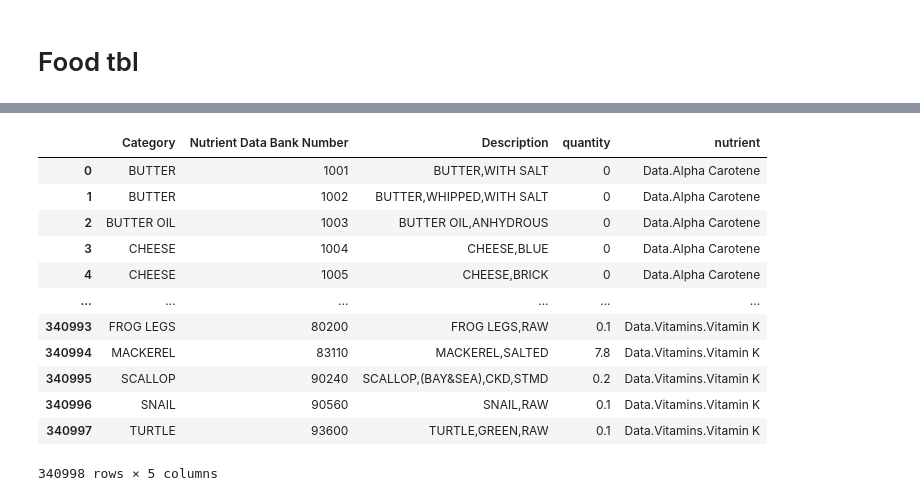
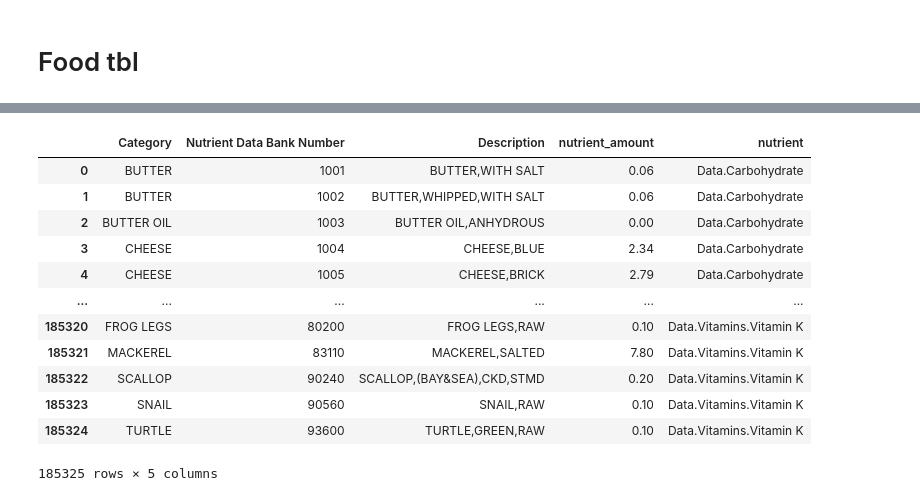
Before and after one commit to CristyCarmona/Project_FoodAnalysis, a Jupyter notebook: ETL.ipynb, the cells around one changed output, grey strips where cells are left out. Saved outputs shown, nothing was run; the diff lists cells and outputs as text; code cells hidden in the pictures.

```diff
--- a/ETL.ipynb
+++ b/ETL.ipynb
@@ -163,9 +121,7 @@ food_category
 # %% [markdown]
 # Food tbl
 # %%
-#food= data[["Category","Nutrient Data Bank Number","Description"]].copy()
-
-#column=data["Data.Alpha Carotene"].copy()
-#food["quantity"]=column
-#food["nutrient"]= "Data.Alpha Carotene"
-#food
+food= food_analysis_df[["Category","Nutrient Data Bank Number","Description"]].copy()
+column=food_analysis_df["Data.Carbohydrate"].copy()
+food["nutrient_amount"]=column
+food["nutrient"]= "Data.Carbohydrate"
@@ -186,27 +128,27 @@ food_category
 # %%
-iterate=data.columns[3:]
+iterate=food_analysis_df.columns[3:]
 
 food_tbl=pd.DataFrame()
 
 for column_name in iterate:
-    food= data[["Category","Nutrient Data Bank Number","Description"]].copy()
-    column=data[column_name].copy()
-    food["quantity"]=column
+    food= food_analysis_df[["Category","Nutrient Data Bank Number","Description"]].copy()
+    column=food_analysis_df[column_name].copy()
+    food["nutrient_amount"]=column
     food["nutrient"]= column_name
-    food_tbl=food_final.append(food, ignore_index=True)
+    food_tbl=food_tbl.append(food, ignore_index=True)
 
 food_tbl
 # %% [output]
-|  | Category | Nutrient Data Bank Number | Description | quantity | nutrient |
-| 0 | BUTTER | 1001 | BUTTER,WITH SALT | 0 | Data.Alpha Carotene |
-| 1 | BUTTER | 1002 | BUTTER,WHIPPED,WITH SALT | 0 | Data.Alpha Carotene |
-| 2 | BUTTER OIL | 1003 | BUTTER OIL,ANHYDROUS | 0 | Data.Alpha Carotene |
-| 3 | CHEESE | 1004 | CHEESE,BLUE | 0 | Data.Alpha Carotene |
-| 4 | CHEESE | 1005 | CHEESE,BRICK | 0 | Data.Alpha Carotene |
+|  | Category | Nutrient Data Bank Number | Description | nutrient_amount | nutrient |
+| 0 | BUTTER | 1001 | BUTTER,WITH SALT | 0.06 | Data.Carbohydrate |
+| 1 | BUTTER | 1002 | BUTTER,WHIPPED,WITH SALT | 0.06 | Data.Carbohydrate |
+| 2 | BUTTER OIL | 1003 | BUTTER OIL,ANHYDROUS | 0.00 | Data.Carbohydrate |
+| 3 | CHEESE | 1004 | CHEESE,BLUE | 2.34 | Data.Carbohydrate |
+| 4 | CHEESE | 1005 | CHEESE,BRICK | 2.79 | Data.Carbohydrate |
 | ... | ... | ... | ... | ... | ... |
-| 340993 | FROG LEGS | 80200 | FROG LEGS,RAW | 0.1 | Data.Vitamins.Vitamin K |
-| 340994 | MACKEREL | 83110 | MACKEREL,SALTED | 7.8 | Data.Vitamins.Vitamin K |
-| 340995 | SCALLOP | 90240 | SCALLOP,(BAY&SEA),CKD,STMD | 0.2 | Data.Vitamins.Vitamin K |
-| 340996 | SNAIL | 90560 | SNAIL,RAW | 0.1 | Data.Vitamins.Vitamin K |
-| 340997 | TURTLE | 93600 | TURTLE,GREEN,RAW | 0.1 | Data.Vitamins.Vitamin K |
+| 185320 | FROG LEGS | 80200 | FROG LEGS,RAW | 0.10 | Data.Vitamins.Vitamin K |
+| 185321 | MACKEREL | 83110 | MACKEREL,SALTED | 7.80 | Data.Vitamins.Vitamin K |
+| 185322 | SCALLOP | 90240 | SCALLOP,(BAY&SEA),CKD,STMD | 0.20 | Data.Vitamins.Vitamin K |
+| 185323 | SNAIL | 90560 | SNAIL,RAW | 0.10 | Data.Vitamins.Vitamin K |
+| 185324 | TURTLE | 93600 | TURTLE,GREEN,RAW | 0.10 | Data.Vitamins.Vitamin K |
-340998 rows × 5 columns
+185325 rows × 5 columns
```
Also changed, not shown: parts of 30 cells of this notebook.
